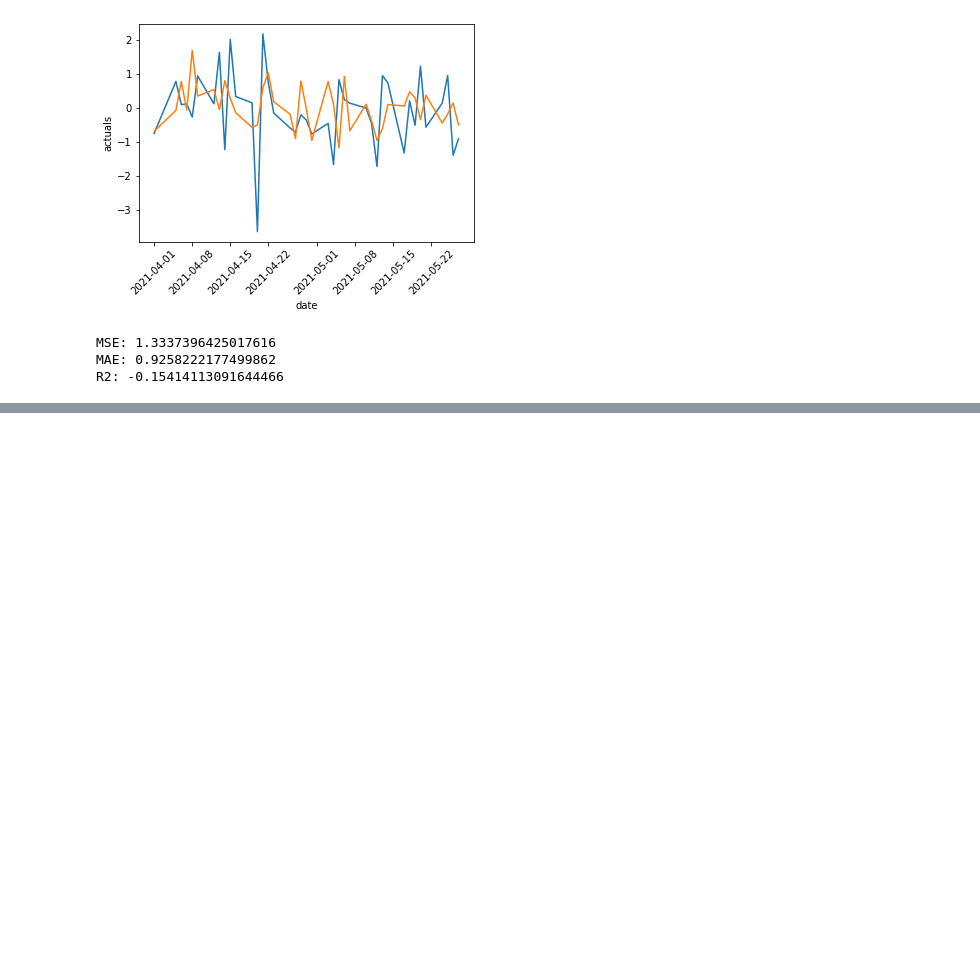
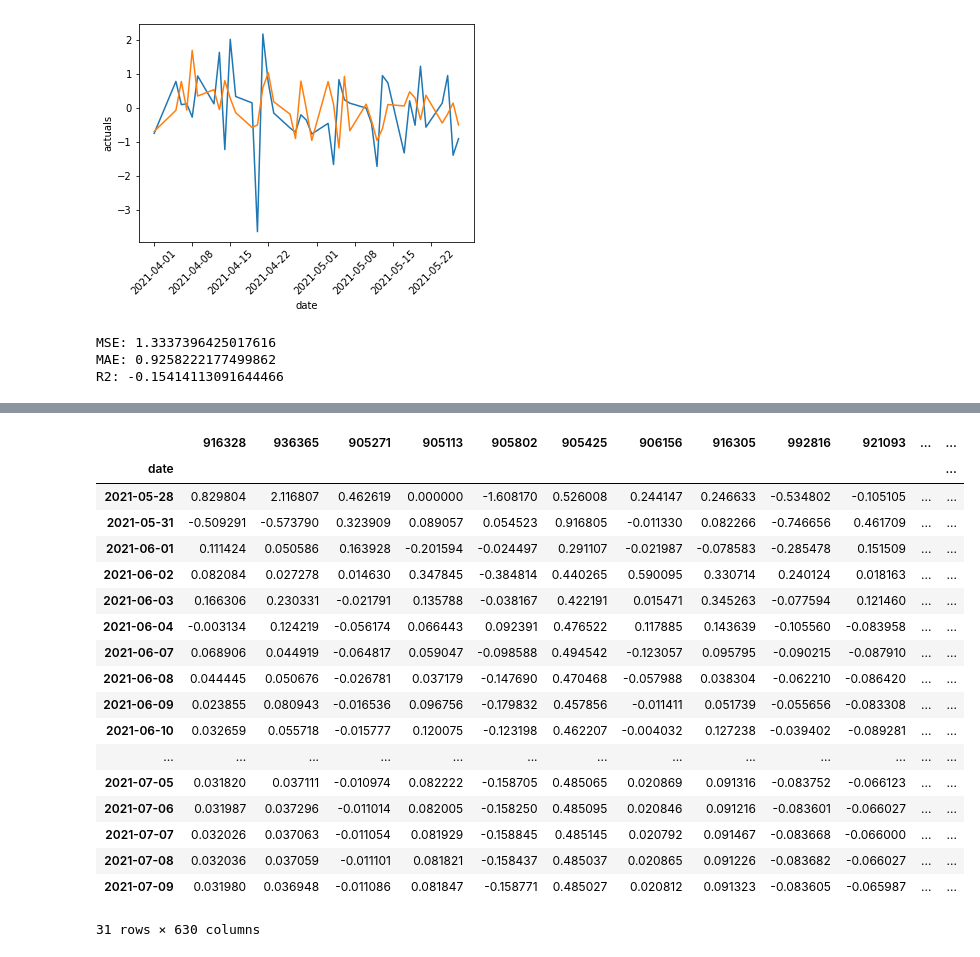
Before and after one commit to jeremylee73/differential-capital, a Jupyter notebook: rnn-model/simple-rnn-pipeline-2.ipynb, the cells around one changed output, grey strips where cells are left out. Drawn from its saved outputs; the diff is of its cells as text; code cells hidden in the pictures; blank space fills up the shorter version.

Commit message:
added future predictions

```diff
--- a/rnn-model/simple-rnn-pipeline-2.ipynb
+++ b/rnn-model/simple-rnn-pipeline-2.ipynb
@@ -319,3 +319,17 @@ print("R2: " + str(r2_score(y_true=df.actuals, y_pred=df.predictions)))
 MSE: 1.3337396425017616
 MAE: 0.9258222177499862
 R2: -0.15414113091644466
+# %%
+def get_all_models(t, look_back):
+    models = {}
+    investable = get_investable(t, look_back)
+    for stock in investable.columns:
+        model = get_model(stock, investable)
+        models[stock] = model
+    return models
+# %%
+t = pd.to_datetime("2021-05-28")
+look_back = 160
+
+models = get_all_models(t, look_back)
+models
@@ -321,0 +354,41 @@ R2: -0.15414113091644466
+# %%
+def pred_future(models, days):
+    investable = get_investable(t, 1)
+    stocks = investable.columns
+    df = returns.loc[[t], stocks]
+    next_day = t
+    for day in range(1, days + 1):
+        features = df.iloc[[-1]]
+        formatted = formatX(features)
+        next_day += datetime.timedelta(days=1)
+        if next_day.weekday() == 5: # if saturday, skip to monday
+            next_day += datetime.timedelta(days=2)
+        predictions = {"date": [next_day]}
+        for stock in stocks:
+            model = models[stock]
+            predictions[stock] = [model.predict(formatted)[0, 0]]
+        predictions = pd.DataFrame(predictions).set_index("date")
+        df = pd.concat([df, predictions])
+    return df
+# %%
+pred_future(models, 30)
+# %% [output]
+|  | 916328 | 936365 | 905271 | 905113 | 905802 | 905425 | 906156 | 916305 | 992816 | 921093 | ... | ... |
+| date |  |  |  |  |  |  |  |  |  |  |  | ... |
+| 2021-05-28 | 0.829804 | 2.116807 | 0.462619 | 0.000000 | -1.608170 | 0.526008 | 0.244147 | 0.246633 | -0.534802 | -0.105105 | ... | ... |
+| 2021-05-31 | -0.509291 | -0.573790 | 0.323909 | 0.089057 | 0.054523 | 0.916805 | -0.011330 | 0.082266 | -0.746656 | 0.461709 | ... | ... |
+| 2021-06-01 | 0.111424 | 0.050586 | 0.163928 | -0.201594 | -0.024497 | 0.291107 | -0.021987 | -0.078583 | -0.285478 | 0.151509 | ... | ... |
+| 2021-06-02 | 0.082084 | 0.027278 | 0.014630 | 0.347845 | -0.384814 | 0.440265 | 0.590095 | 0.330714 | 0.240124 | 0.018163 | ... | ... |
+| 2021-06-03 | 0.166306 | 0.230331 | -0.021791 | 0.135788 | -0.038167 | 0.422191 | 0.015471 | 0.345263 | -0.077594 | 0.121460 | ... | ... |
+| 2021-06-04 | -0.003134 | 0.124219 | -0.056174 | 0.066443 | 0.092391 | 0.476522 | 0.117885 | 0.143639 | -0.105560 | -0.083958 | ... | ... |
+| 2021-06-07 | 0.068906 | 0.044919 | -0.064817 | 0.059047 | -0.098588 | 0.494542 | -0.123057 | 0.095795 | -0.090215 | -0.087910 | ... | ... |
+| 2021-06-08 | 0.044445 | 0.050676 | -0.026781 | 0.037179 | -0.147690 | 0.470468 | -0.057988 | 0.038304 | -0.062210 | -0.086420 | ... | ... |
+| 2021-06-09 | 0.023855 | 0.080943 | -0.016536 | 0.096756 | -0.179832 | 0.457856 | -0.011411 | 0.051739 | -0.055656 | -0.083308 | ... | ... |
+| 2021-06-10 | 0.032659 | 0.055718 | -0.015777 | 0.120075 | -0.123198 | 0.462207 | -0.004032 | 0.127238 | -0.039402 | -0.089281 | ... | ... |
+| ... | ... | ... | ... | ... | ... | ... | ... | ... | ... | ... | ... | ... |
+| 2021-07-05 | 0.031820 | 0.037111 | -0.010974 | 0.082222 | -0.158705 | 0.485065 | 0.020869 | 0.091316 | -0.083752 | -0.066123 | ... | ... |
+| 2021-07-06 | 0.031987 | 0.037296 | -0.011014 | 0.082005 | -0.158250 | 0.485095 | 0.020846 | 0.091216 | -0.083601 | -0.066027 | ... | ... |
+| 2021-07-07 | 0.032026 | 0.037063 | -0.011054 | 0.081929 | -0.158845 | 0.485145 | 0.020792 | 0.091467 | -0.083668 | -0.066000 | ... | ... |
+| 2021-07-08 | 0.032036 | 0.037059 | -0.011101 | 0.081821 | -0.158437 | 0.485037 | 0.020865 | 0.091226 | -0.083682 | -0.066027 | ... | ... |
+| 2021-07-09 | 0.031980 | 0.036948 | -0.011086 | 0.081847 | -0.158771 | 0.485027 | 0.020812 | 0.091323 | -0.083605 | -0.065987 | ... | ... |
+31 rows × 630 columns
```
Also changed, not shown: parts of 1 cell of this notebook.
